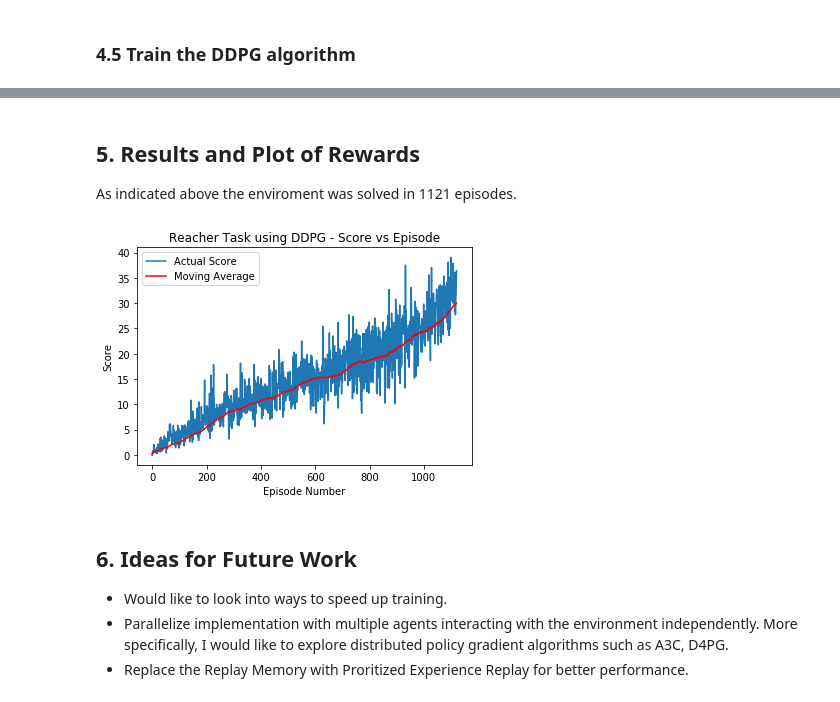
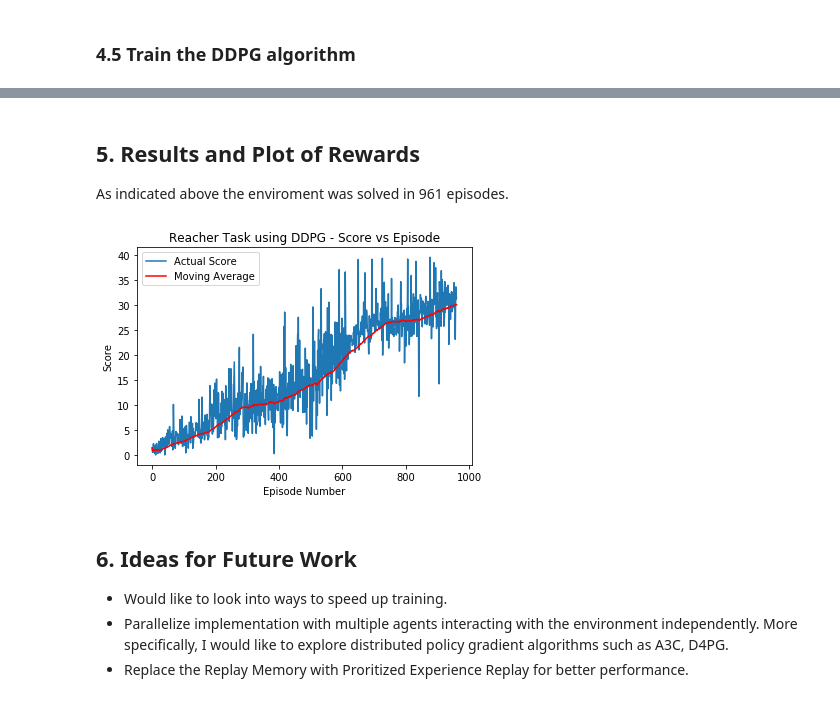
Before and after one commit to sarkar-rohan/DeepRL-NanoDegree, a Jupyter notebook: Project2/Report.ipynb, the cells around one changed output, grey strips where cells are left out. Drawn from its saved outputs; the diff is of its cells as text; code cells hidden in the pictures.

```diff
--- a/Project2/Report.ipynb
+++ b/Project2/Report.ipynb
@@ -134,6 +134,7 @@ The agent is implemented in Section 4.4 and the code for training the agent is i
 # %% [markdown]
 ### 4.1 Set the hyper-parameters
 # %%
+SCORE_SOLVED = 30.0    # Moving average score when the environment is considered solved
 """
 Hyper-parameters for Replay memory and generation of mini-batches of experiences
 """
@@ -149,24 +150,26 @@ N_ACTION = action_size # action size for DDPG Agent
 SEED = 1               # random seed
 GAMMA = 0.99           # discount factor
 TAU = 1e-3             # for soft update of target parameters
-WEIGHT_DECAY = 0       # L2 weight decay
-LEARN_EVERY = 20       # learning timestep interval
+LEARN_INTERVAL = 20    # learning timestep interval
 LEARN_NUM = 10         # number of learning passes
 GRAD_CLIPPING = 1.0    # gradient clipping
 # Ornstein-Uhlenbeck noise parameters
 OU_MEAN = 0.0
 OU_SIGMA = 0.2
 OU_THETA = 0.15
+# Epsilon decay parameters
 EPSILON = 1.0
-EPSILON_DECAY = 1e-6
+EPSILON_DECAY = 1e-5
 """
 Hyper-parameters for Actor and Critic
 """
 LR_ACTOR = 1e-3        # learning rate of the actor
 LR_CRITIC = 1e-3       # learning rate of the critic
-ACTOR_NN = [400, 200]  # hidden layer sizes of the actor network
-CRITIC_NN = [400, 200] # hidden layer sizes of the critic network
-WEIGHT_INIT = 3e-3     # initialize weights
+ACTOR_NN = [N_STATE, 400, 200, N_ACTION]  # hidden layer sizes of the actor network
+CRITIC_NN = [N_STATE, 400, 200, N_ACTION] # hidden layer sizes of the critic network
+WEIGHT_INIT = 5e-3     # initialize weights
+ACTOR_MODEL_PATH = 'DDPG_Actor.pth'
+CRITIC_MODEL_PATH = 'DDPG_Critic.pth'
 # Select GPU for training if available
 device = torch.device("cuda:0" if torch.cuda.is_available() else "cpu")
 # %% [markdown]
@@ -269,34 +257,28 @@ class Critic(nn.Module):
 =========================================================================
             Replay Memory to store and sample experiences
 =========================================================================
-Parameters:
------------
-buffer_size (int): maximum size of buffer
-batch_size (int): size of each training batch
 """
 class ReplayBuffer:
-    def __init__(self, action_size, buffer_size, batch_size, seed):
+    def __init__(self):
         """Initialize a ReplayBuffer object."""
-        self.action_size = action_size
-        self.memory = deque(maxlen=buffer_size) # internal memory (deque)
-        self.batch_size = batch_size
+        self.memory = deque(maxlen=BUFFER_SIZE)
         self.experience = namedtuple("Experience", field_names = ["state", "action", "reward", "next_state", "done"])
-        self.seed = random.seed(seed)
+        self.seed = random.seed(SEED)
 
-    def add(self, state, action, reward, next_state, done):
+    def store(self, state, action, reward, next_state, done):
         """Store new experience to replay memory."""
         e = self.experience(state, action, reward, next_state, done)
         self.memory.append(e)
 
     def sample(self):
         """Randomly sample a batch of experiences from memory for training"""
-        experiences =  random.sample(self.memory, k=self.batch_size)
-        states = torch.from_numpy(np.vstack([e.state for e in experiences if e is not None])).float().to(device)
-        actions = torch.from_numpy(np.vstack([e.action for e in experiences if e is not None])).float().to(device)
-        rewards = torch.from_numpy(np.vstack([e.reward for e in experiences if e is not None])).float().to(device)
-        next_states = torch.from_numpy(np.vstack([e.next_state for e in experiences if e is not None])).float().to(device)
-        dones = torch.from_numpy(np.vstack([e.done for e in experiences if e is not None]).astype(np.uint8)).float().to(device)
-        return (states, actions, rewards, next_states, dones)
+        experiences =  random.sample(self.memory, k=BATCH_SIZE)
+        S = torch.from_numpy(np.vstack([e.state for e in experiences if e is not None])).float().to(device)
+        A = torch.from_numpy(np.vstack([e.action for e in experiences if e is not None])).float().to(device)
+        R = torch.from_numpy(np.vstack([e.reward for e in experiences if e is not None])).float().to(device)
+        NS = torch.from_numpy(np.vstack([e.next_state for e in experiences if e is not None])).float().to(device)
+        T = torch.from_numpy(np.vstack([e.done for e in experiences if e is not None]).astype(np.uint8)).float().to(device)
+        return (S, A, R, NS, T)
 
     def __len__(self):
         """"Return the current size of internal memory"""
@@ -569,17 +514,17 @@ Environment solved in 1121 episodes.    Average score: 30.01
 # %% [markdown]
 ## 5. Results and Plot of Rewards
-As indicated above the enviroment was solved in 1121 episodes.
+As indicated above the enviroment was solved in 961 episodes.
 # %%
 fig = plt.figure()
 plt.plot(np.arange(len(scores)), scores, label='Actual Score ')
 plt.plot(np.arange(len(scores)), avgs, c='r', label='Moving Average')
 plt.ylabel('Score')
 plt.xlabel('Episode Number')
 plt.title('Reacher Task using DDPG - Score vs Episode')
-plt.legend(loc='upper left')
+plt.legend()
 plt.show()
 # %% [output]
-[figure, old version]
+[figure, new version]
 # %%
 env.close()
 # %% [markdown]
```
Also changed, not shown: parts of 5 cells of this notebook.
